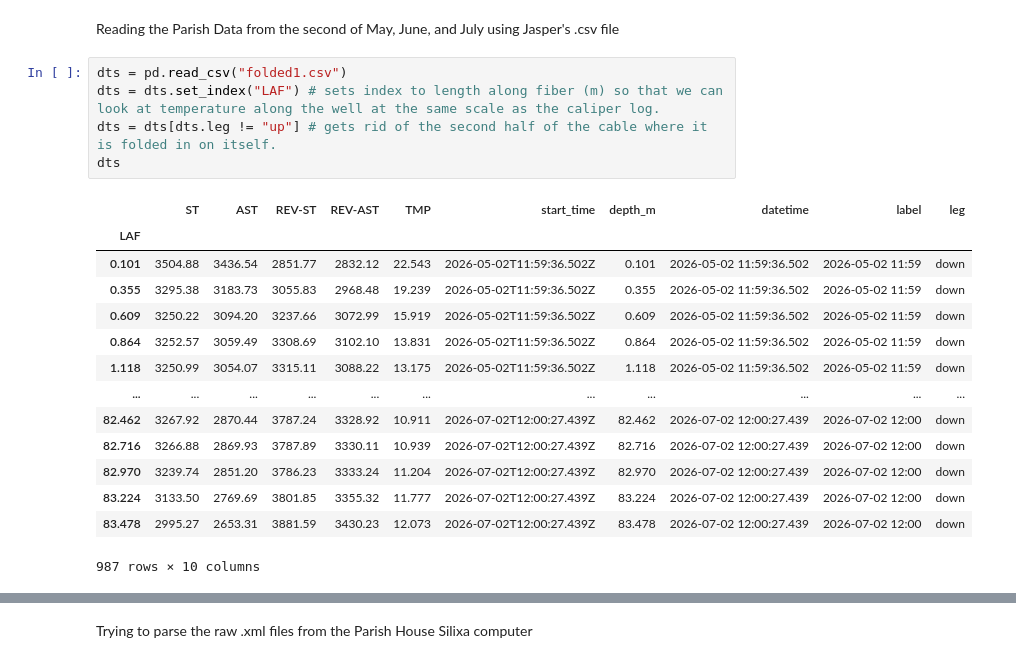
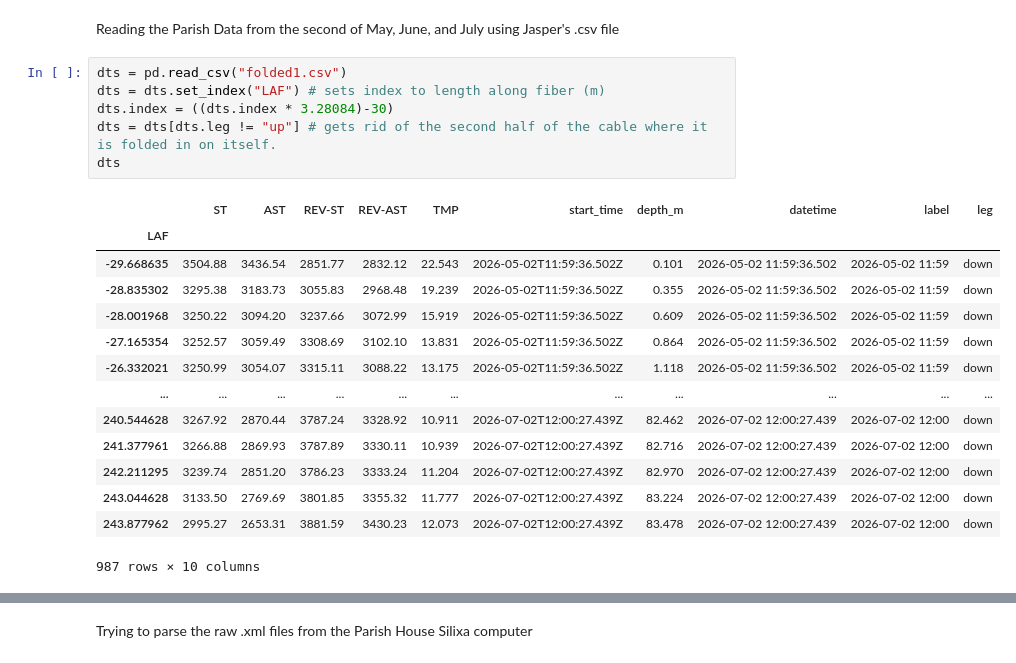
Before and after one commit to sauron-245/summer_26, a Jupyter notebook: summer 2026/ParCaliperLog.ipynb, the cells around one changed output, grey strips where cells are left out. Cells and saved outputs as stored; diff of their text form.

```diff
--- a/summer 2026/ParCaliperLog.ipynb
+++ b/summer 2026/ParCaliperLog.ipynb
@@ -125,22 +234,23 @@ plt.show()
 Reading the Parish Data from the second of May, June, and July using Jasper's .csv file
 # %%
 dts = pd.read_csv("folded1.csv")
-dts = dts.set_index("LAF") # sets index to length along fiber (m) so that we can look at temperature along the well at the same scale as the caliper log.
+dts = dts.set_index("LAF") # sets index to length along fiber (m)
+dts.index = ((dts.index * 3.28084)-30)
 dts = dts[dts.leg != "up"] # gets rid of the second half of the cable where it is folded in on itself.
 dts
 # %% [output]
 |  | ST | AST | REV-ST | REV-AST | TMP | start_time | depth_m | datetime | label | leg |
 | LAF |  |  |  |  |  |  |  |  |  |  |
-| 0.101 | 3504.88 | 3436.54 | 2851.77 | 2832.12 | 22.543 | 2026-05-02T11:59:36.502Z | 0.101 | 2026-05-02 11:59:36.502 | 2026-05-02 11:59 | down |
-| 0.355 | 3295.38 | 3183.73 | 3055.83 | 2968.48 | 19.239 | 2026-05-02T11:59:36.502Z | 0.355 | 2026-05-02 11:59:36.502 | 2026-05-02 11:59 | down |
-| 0.609 | 3250.22 | 3094.20 | 3237.66 | 3072.99 | 15.919 | 2026-05-02T11:59:36.502Z | 0.609 | 2026-05-02 11:59:36.502 | 2026-05-02 11:59 | down |
-| 0.864 | 3252.57 | 3059.49 | 3308.69 | 3102.10 | 13.831 | 2026-05-02T11:59:36.502Z | 0.864 | 2026-05-02 11:59:36.502 | 2026-05-02 11:59 | down |
-| 1.118 | 3250.99 | 3054.07 | 3315.11 | 3088.22 | 13.175 | 2026-05-02T11:59:36.502Z | 1.118 | 2026-05-02 11:59:36.502 | 2026-05-02 11:59 | down |
+| -29.668635 | 3504.88 | 3436.54 | 2851.77 | 2832.12 | 22.543 | 2026-05-02T11:59:36.502Z | 0.101 | 2026-05-02 11:59:36.502 | 2026-05-02 11:59 | down |
+| -28.835302 | 3295.38 | 3183.73 | 3055.83 | 2968.48 | 19.239 | 2026-05-02T11:59:36.502Z | 0.355 | 2026-05-02 11:59:36.502 | 2026-05-02 11:59 | down |
+| -28.001968 | 3250.22 | 3094.20 | 3237.66 | 3072.99 | 15.919 | 2026-05-02T11:59:36.502Z | 0.609 | 2026-05-02 11:59:36.502 | 2026-05-02 11:59 | down |
+| -27.165354 | 3252.57 | 3059.49 | 3308.69 | 3102.10 | 13.831 | 2026-05-02T11:59:36.502Z | 0.864 | 2026-05-02 11:59:36.502 | 2026-05-02 11:59 | down |
+| -26.332021 | 3250.99 | 3054.07 | 3315.11 | 3088.22 | 13.175 | 2026-05-02T11:59:36.502Z | 1.118 | 2026-05-02 11:59:36.502 | 2026-05-02 11:59 | down |
 | ... | ... | ... | ... | ... | ... | ... | ... | ... | ... | ... |
-| 82.462 | 3267.92 | 2870.44 | 3787.24 | 3328.92 | 10.911 | 2026-07-02T12:00:27.439Z | 82.462 | 2026-07-02 12:00:27.439 | 2026-07-02 12:00 | down |
-| 82.716 | 3266.88 | 2869.93 | 3787.89 | 3330.11 | 10.939 | 2026-07-02T12:00:27.439Z | 82.716 | 2026-07-02 12:00:27.439 | 2026-07-02 12:00 | down |
-| 82.970 | 3239.74 | 2851.20 | 3786.23 | 3333.24 | 11.204 | 2026-07-02T12:00:27.439Z | 82.970 | 2026-07-02 12:00:27.439 | 2026-07-02 12:00 | down |
-| 83.224 | 3133.50 | 2769.69 | 3801.85 | 3355.32 | 11.777 | 2026-07-02T12:00:27.439Z | 83.224 | 2026-07-02 12:00:27.439 | 2026-07-02 12:00 | down |
-| 83.478 | 2995.27 | 2653.31 | 3881.59 | 3430.23 | 12.073 | 2026-07-02T12:00:27.439Z | 83.478 | 2026-07-02 12:00:27.439 | 2026-07-02 12:00 | down |
+| 240.544628 | 3267.92 | 2870.44 | 3787.24 | 3328.92 | 10.911 | 2026-07-02T12:00:27.439Z | 82.462 | 2026-07-02 12:00:27.439 | 2026-07-02 12:00 | down |
+| 241.377961 | 3266.88 | 2869.93 | 3787.89 | 3330.11 | 10.939 | 2026-07-02T12:00:27.439Z | 82.716 | 2026-07-02 12:00:27.439 | 2026-07-02 12:00 | down |
+| 242.211295 | 3239.74 | 2851.20 | 3786.23 | 3333.24 | 11.204 | 2026-07-02T12:00:27.439Z | 82.970 | 2026-07-02 12:00:27.439 | 2026-07-02 12:00 | down |
+| 243.044628 | 3133.50 | 2769.69 | 3801.85 | 3355.32 | 11.777 | 2026-07-02T12:00:27.439Z | 83.224 | 2026-07-02 12:00:27.439 | 2026-07-02 12:00 | down |
+| 243.877962 | 2995.27 | 2653.31 | 3881.59 | 3430.23 | 12.073 | 2026-07-02T12:00:27.439Z | 83.478 | 2026-07-02 12:00:27.439 | 2026-07-02 12:00 | down |
 987 rows × 10 columns
 # %%
```
Also changed, not shown: parts of 17 cells of this notebook, 45 other files.
